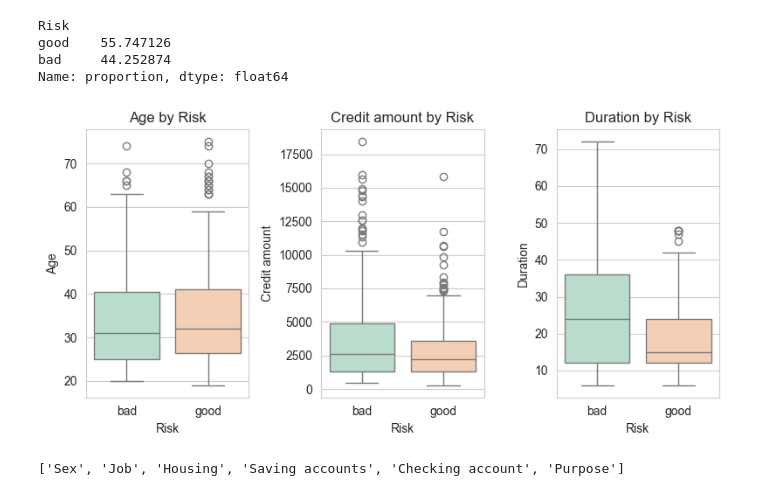
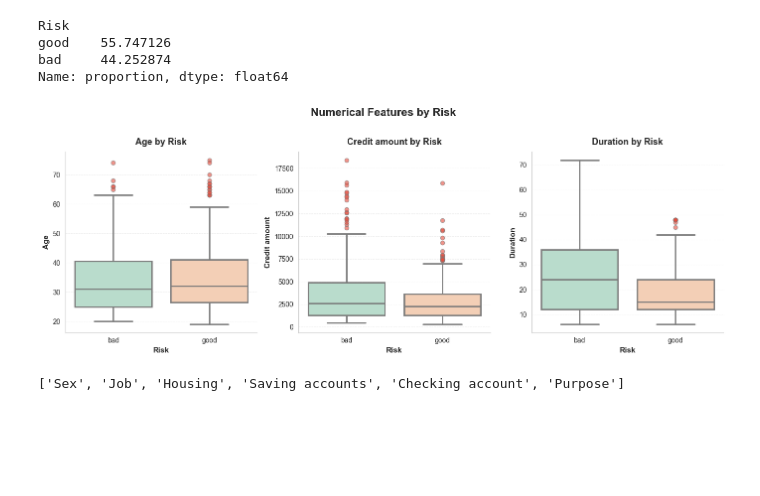
Before and after one commit to MateuszGruntkowski/Credit-Risk-Modeling, a Jupyter notebook: eda.ipynb, the cells around one changed output. Cells and saved outputs as stored; diff of their text form; code cells hidden in the pictures; blank space fills up the shorter version.

```diff
--- a/eda.ipynb
+++ b/eda.ipynb
@@ -223,5 +297,20 @@ plt.show()
 # %%
-sns.violinplot(data = df, x = "Saving accounts", y = "Credit amount", hue = "Saving accounts", palette = "Pastel1")
-plt.title("Credit Amount Distribution by Saving Accounts")
+fig, ax = plt.subplots(figsize=(10, 6))
+fig.patch.set_facecolor('white')
+
+sns.violinplot(data=df, x="Saving accounts", y="Credit amount", hue="Saving accounts",
+               palette="Pastel1", linewidth=2, ax=ax)
+
+plt.title("Credit Amount Distribution by Saving Accounts",
+          fontsize=14, fontweight='bold', pad=15)
+plt.xlabel("Saving accounts", fontsize=12, fontweight='bold')
+plt.ylabel("Credit amount", fontsize=12, fontweight='bold')
+plt.grid(axis='y', alpha=0.3, linestyle='--', linewidth=0.7)
+ax.set_axisbelow(True)
+
+ax.spines['top'].set_visible(False)
+ax.spines['right'].set_visible(False)
+
+plt.tight_layout()
 plt.show()
 # %% [output]
@@ -234,16 +323,34 @@ good    55.747126
 bad     44.252874
 Name: proportion, dtype: float64
 # %%
-plt.figure(figsize = (8, 4))
-for i, col in enumerate(["Age", "Credit amount", "Duration"]):
-    plt.subplot(1, 3, i + 1)
-    sns.boxplot(data = df, x = "Risk", y = col, hue="Risk", palette = "Pastel2")
-    plt.title(f"{col} by Risk")
+fig, axes = plt.subplots(1, 3, figsize=(14, 5))
+fig.patch.set_facecolor('white')
 
+columns = ["Age", "Credit amount", "Duration"]
+axes_flat = axes.flatten()
+
+for i, col in enumerate(columns):
+    ax = axes_flat[i]
+
+    sns.boxplot(data=df, x="Risk", y=col, palette="Pastel2", hue="Risk",
+                linewidth=2,
+                flierprops=dict(marker='o', markerfacecolor='#e74c3c', markersize=6, alpha=0.6),
+                ax=ax)
+
+    ax.set_title(f"{col} by Risk", fontsize=13, fontweight='bold', pad=10)
+    ax.set_xlabel("Risk", fontsize=11, fontweight='bold')
+    ax.set_ylabel(col, fontsize=11, fontweight='bold')
+    ax.grid(axis='y', alpha=0.3, linestyle='--', linewidth=0.7)
+    ax.set_axisbelow(True)
+
+    ax.spines['top'].set_visible(False)
+    ax.spines['right'].set_visible(False)
+
+plt.suptitle("Numerical Features by Risk", fontsize=16, fontweight='bold', y=1.02)
 plt.tight_layout()
 plt.show()
 # %% [output]
-[figure, old version]
+[figure, new version]
 # %%
 categorical_cols
 # %% [output]
```
Also changed, not shown: parts of 6 cells of this notebook.
